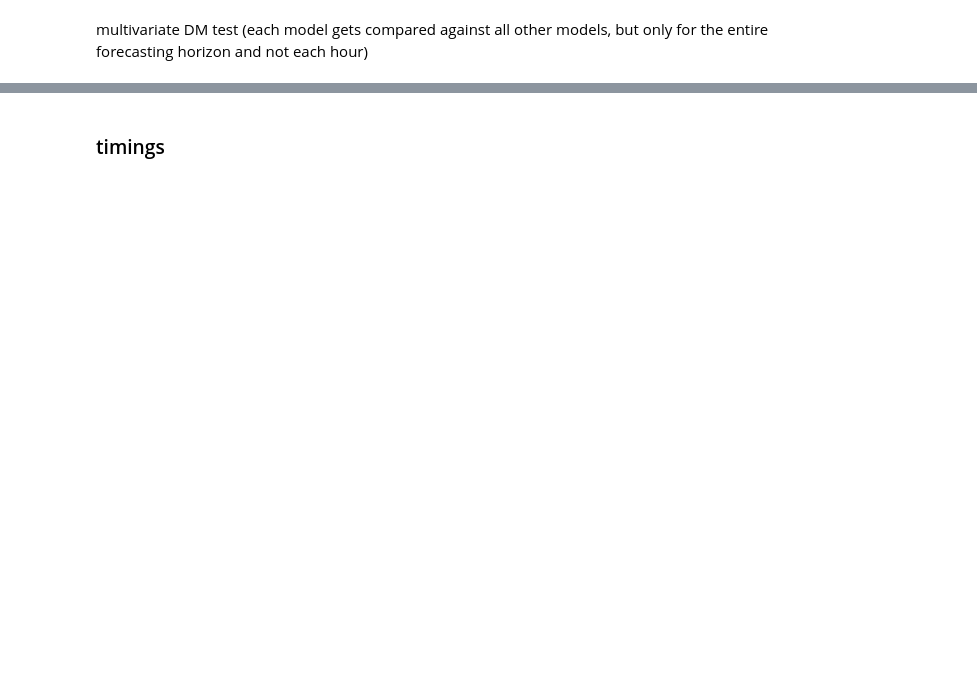
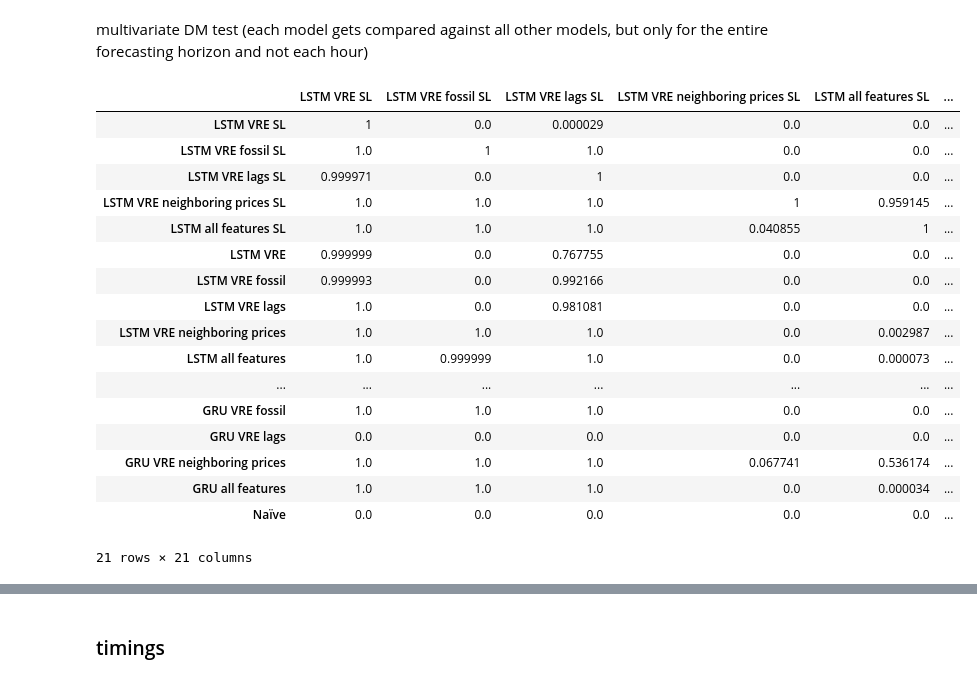
Before and after one commit to valentin-17/epf, a Jupyter notebook: notebooks/other_data_viz.ipynb, the cells around one changed output, grey strips where cells are left out. Drawn from its saved outputs; the diff is of its cells as text; code cells hidden in the pictures; blank space fills up the shorter version.

```diff
--- a/notebooks/other_data_viz.ipynb
+++ b/notebooks/other_data_viz.ipynb
@@ -897,2 +959,13 @@ TypeError: Only valid with DatetimeIndex, TimedeltaIndex or PeriodIndex, but got
 # %% [markdown]
 univariate DM test (compare LSTM and GRU VRE only (single- and multi-layer) agianst each other and against naive for each hour of the forecasting horizon)
+# %%
+import pandas as pd
+
+# load forecasts
+forecasts = pd.read_csv('../data/processed/forecasts.csv', parse_dates=True).dropna()
+df_price = pd.read_csv('../data/raw/de_prices_2024.csv', parse_dates=True, skiprows=2, index_col=0, names=['de_prices'], dtype={'de_prices': float})
+df_price.index = df_price.index.tz_localize(None)
+
+forecasts.set_index('target_timestamp', inplace=True)
+forecasts.index = pd.to_datetime(forecasts.index)
+forecasts.tail()
@@ -921,18 +1032,53 @@ multivariate DM test (each model gets compared against all other models, but onl
 # %%
 from epf.dm import DM
 
-p_values = pd.DataFrame(index=forecasts.columns, columns=forecasts.columns)
+fcast = forecasts.copy()
 
-for model1 in forecasts.columns:
-    for model2 in forecasts.columns:
+first_day = fcast.index[0].date()
+last_day = fcast.index[-1].date()
+
+fcast = fcast[(fcast.index.date != first_day) & (fcast.index.date != last_day)]
+
+del fcast['True']
+
+start = fcast.index[0]
+end = fcast.index[-1]
+
+df_price = df_price.loc[start:end]
+
+true_prices = df_price.loc[: ,['de_prices']]
+
+p_values = pd.DataFrame(index=fcast.columns, columns=fcast.columns)
+
+for model1 in fcast.columns:
+    for model2 in fcast.columns:
         # For the diagonal elemnts representing comparing the same model we directly set a
         # p-value of 1
         if model1 == model2:
             p_values.loc[model1, model2] = 1
         else:
-            p_values.loc[model1, model2] = DM(p_real=real_price.values.reshape(-1, 24),
-                                              p_pred_1=forecasts.loc[:, model1].values.reshape(-1, 24),
-                                              p_pred_2=forecasts.loc[:, model2].values.reshape(-1, 24),
+            p_values.loc[model1, model2] = DM(p_real=true_prices.values.reshape(-1, 24),
+                                              p_pred_1=fcast.loc[:, model1].values.reshape(-1, 24),
+                                              p_pred_2=fcast.loc[:, model2].values.reshape(-1, 24),
                                               norm=1, version='multivariate')
 
 p_values
+# %% [output]
+|  | LSTM VRE SL | LSTM VRE fossil SL | LSTM VRE lags SL | LSTM VRE neighboring prices SL | LSTM all features SL | ... |
+| LSTM VRE SL | 1 | 0.0 | 0.000029 | 0.0 | 0.0 | ... |
+| LSTM VRE fossil SL | 1.0 | 1 | 1.0 | 0.0 | 0.0 | ... |
+| LSTM VRE lags SL | 0.999971 | 0.0 | 1 | 0.0 | 0.0 | ... |
+| LSTM VRE neighboring prices SL | 1.0 | 1.0 | 1.0 | 1 | 0.959145 | ... |
+| LSTM all features SL | 1.0 | 1.0 | 1.0 | 0.040855 | 1 | ... |
+| LSTM VRE | 0.999999 | 0.0 | 0.767755 | 0.0 | 0.0 | ... |
+| LSTM VRE fossil | 0.999993 | 0.0 | 0.992166 | 0.0 | 0.0 | ... |
+| LSTM VRE lags | 1.0 | 0.0 | 0.981081 | 0.0 | 0.0 | ... |
+| LSTM VRE neighboring prices | 1.0 | 1.0 | 1.0 | 0.0 | 0.002987 | ... |
+| LSTM all features | 1.0 | 0.999999 | 1.0 | 0.0 | 0.000073 | ... |
+| ... | ... | ... | ... | ... | ... | ... |
+| GRU VRE fossil | 1.0 | 1.0 | 1.0 | 0.0 | 0.0 | ... |
+| GRU VRE lags | 0.0 | 0.0 | 0.0 | 0.0 | 0.0 | ... |
+| GRU VRE neighboring prices | 1.0 | 1.0 | 1.0 | 0.067741 | 0.536174 | ... |
+| GRU all features | 1.0 | 1.0 | 1.0 | 0.0 | 0.000034 | ... |
+| Naïve | 0.0 | 0.0 | 0.0 | 0.0 | 0.0 | ... |
+21 rows × 21 columns
```
Also changed, not shown: parts of 11 cells of this notebook, 5 other files.
